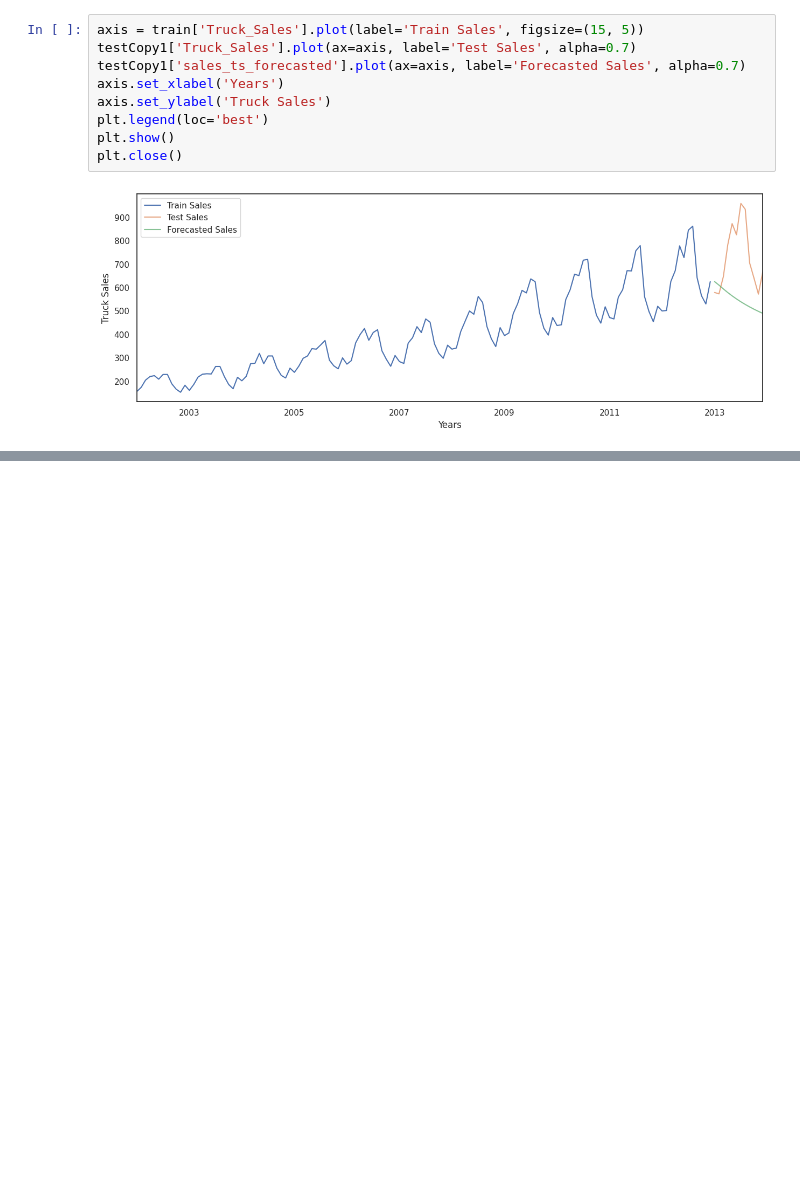
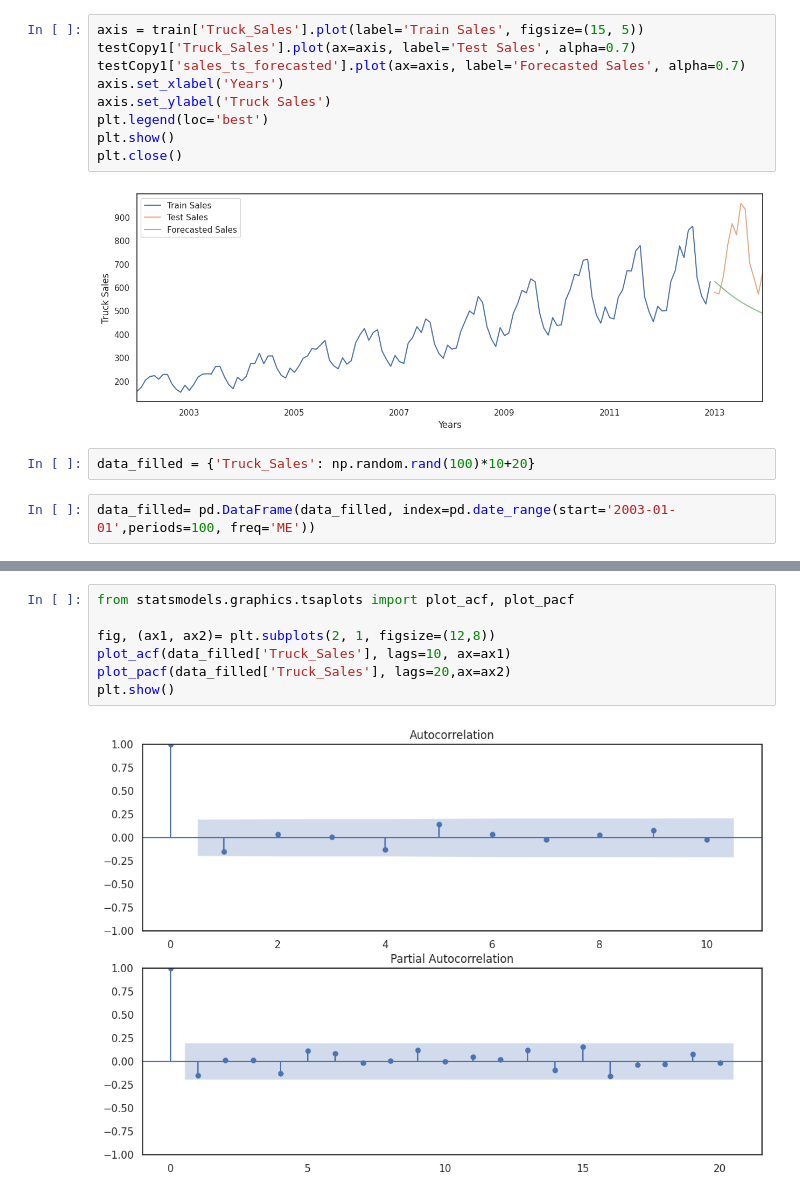
Before and after one commit to varshamqa/AIML_Practice_Repo_VSC1, a Jupyter notebook: Arima_Sarima_Varsha.ipynb, the cells around one changed output, grey strips where cells are left out. Drawn from its saved outputs; the diff is of its cells as text; blank space fills up the shorter version.

```diff
--- a/Arima_Sarima_Varsha.ipynb
+++ b/Arima_Sarima_Varsha.ipynb
@@ -370,3 +370,7 @@ plt.show()
 plt.close()
 # %% [output]
 [figure]
+# %%
+data_filled = {'Truck_Sales': np.random.rand(100)*10+20}
+# %%
+data_filled= pd.DataFrame(data_filled, index=pd.date_range(start='2003-01-01',periods=100, freq='ME'))
@@ -372,0 +391,9 @@ plt.close()
+# %%
+from statsmodels.graphics.tsaplots import plot_acf, plot_pacf
+
+fig, (ax1, ax2)= plt.subplots(2, 1, figsize=(12,8))
+plot_acf(data_filled['Truck_Sales'], lags=10, ax=ax1)
+plot_pacf(data_filled['Truck_Sales'], lags=20,ax=ax2)
+plt.show()
+# %% [output]
+[figure, added]
```
Also changed, not shown: parts of 9 cells of this notebook.
